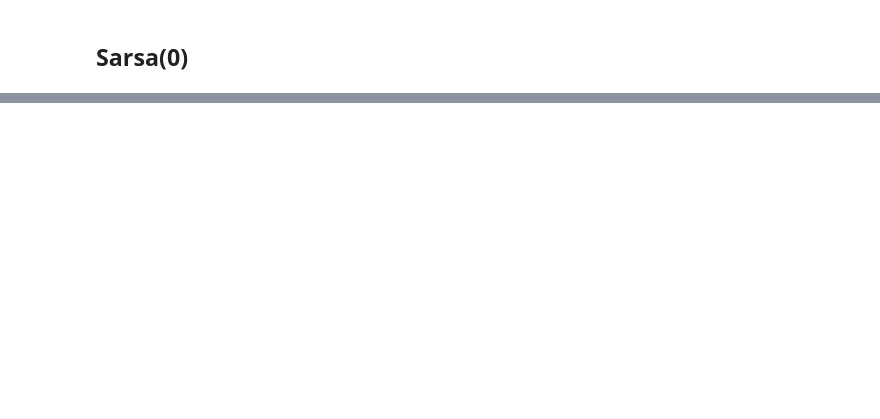
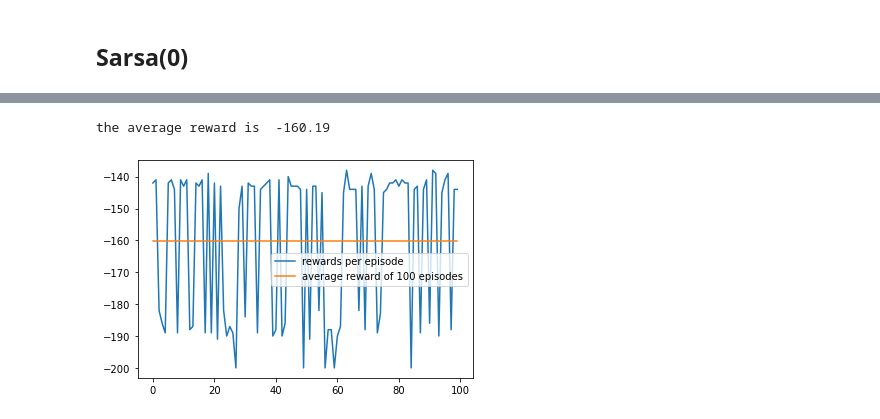
Before and after one commit to Xiaolumang/SIT_796_RL, a Jupyter notebook: task_7_1D.ipynb, the cells around one changed output, grey strips where cells are left out. Saved outputs shown, nothing was run; the diff lists cells and outputs as text; code cells hidden in the pictures; blank space fills up the shorter version.

```diff
--- a/task_7_1D.ipynb
+++ b/task_7_1D.ipynb
@@ -253,0 +358,2 @@ show_videos(env)
+# %%
+model_sarsa_0_0 = Sarsa_lambda(0)
@@ -253,0 +368,6 @@ show_videos(env)
+# %%
+total_rewards_per_episode_sarsa_3 = run_episodes(model_sarsa_0_0)
+plot_episodes(total_rewards_per_episode_sarsa_3)
+# %% [output]
+the average reward is  -160.19
+[figure, added]
```
Also changed, not shown: parts of 27 cells of this notebook.
